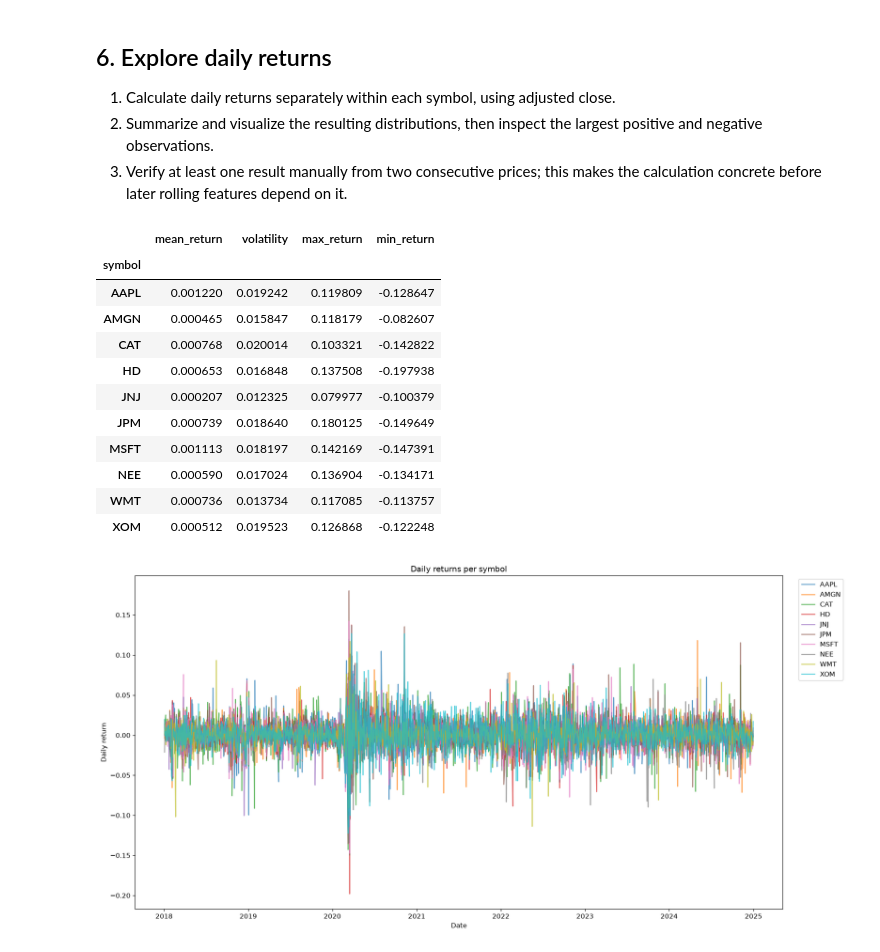
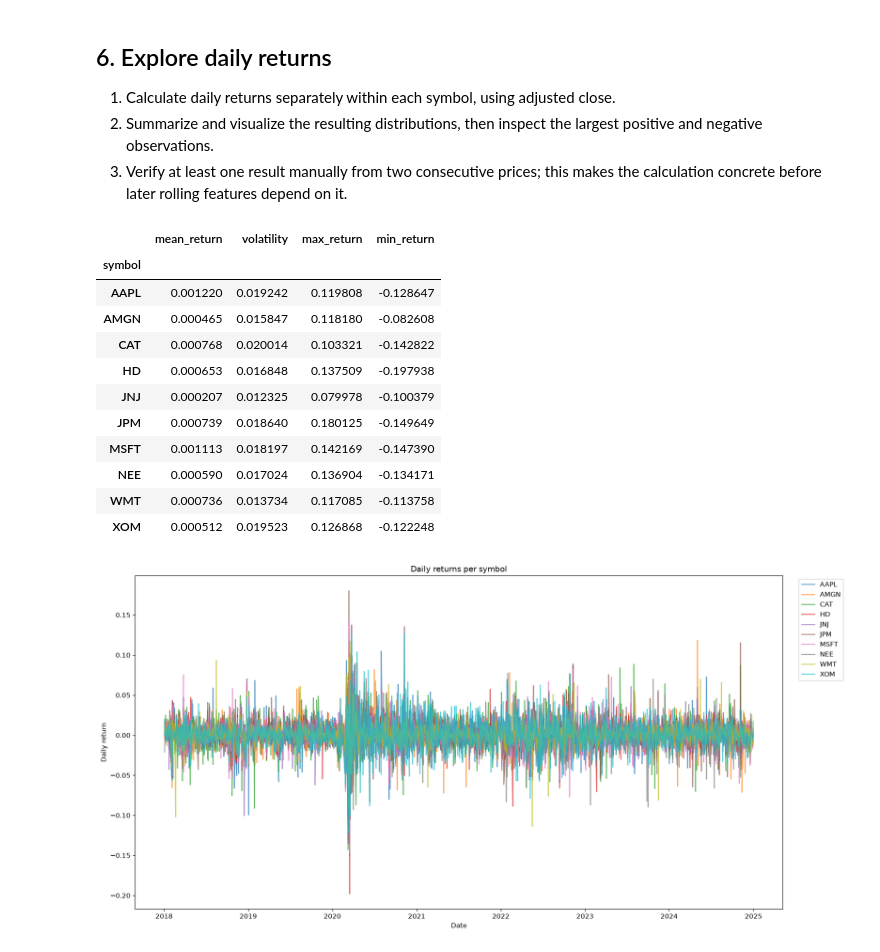
Before and after one commit to ChefBuchta/cross-sectional-alpha, a Jupyter notebook: notebooks/01_EDA.ipynb, the cells around one changed output. Saved outputs shown, nothing was run; the diff lists cells and outputs as text; code cells hidden in the pictures.

```diff
--- a/notebooks/01_EDA.ipynb
+++ b/notebooks/01_EDA.ipynb
@@ -278,36 +287,36 @@ df.head()
 # %%
 df = df.sort_values(["symbol", "date"])
 
 df["daily_return"] = (
   df.groupby("symbol")["adjusted_close"]
-    .pct_change(fill_method=None)
+    .pct_change()
 )
 df["five_day_return"] = (
   df.groupby("symbol")["adjusted_close"]
-    .pct_change(fill_method=None, periods=5)
+    .pct_change(periods=5)
 )
 df["twenty_day_return"] = (
   df.groupby("symbol")["adjusted_close"]
-    .pct_change(fill_method=None, periods=20)
+    .pct_change(periods=20)
 )
 df.groupby("symbol").agg(
     mean_return=("daily_return", "mean"),
   volatility=("daily_return", "std"),
     max_return=("daily_return", "max"),
     min_return=("daily_return", "min")
 )
 # %% [output]
 |  | mean_return | volatility | max_return | min_return |
 | symbol |  |  |  |  |
-| AAPL | 0.001220 | 0.019242 | 0.119809 | -0.128647 |
-| AMGN | 0.000465 | 0.015847 | 0.118179 | -0.082607 |
+| AAPL | 0.001220 | 0.019242 | 0.119808 | -0.128647 |
+| AMGN | 0.000465 | 0.015847 | 0.118180 | -0.082608 |
 | CAT | 0.000768 | 0.020014 | 0.103321 | -0.142822 |
-| HD | 0.000653 | 0.016848 | 0.137508 | -0.197938 |
-| JNJ | 0.000207 | 0.012325 | 0.079977 | -0.100379 |
+| HD | 0.000653 | 0.016848 | 0.137509 | -0.197938 |
+| JNJ | 0.000207 | 0.012325 | 0.079978 | -0.100379 |
 | JPM | 0.000739 | 0.018640 | 0.180125 | -0.149649 |
-| MSFT | 0.001113 | 0.018197 | 0.142169 | -0.147391 |
+| MSFT | 0.001113 | 0.018197 | 0.142169 | -0.147390 |
 | NEE | 0.000590 | 0.017024 | 0.136904 | -0.134171 |
-| WMT | 0.000736 | 0.013734 | 0.117085 | -0.113757 |
+| WMT | 0.000736 | 0.013734 | 0.117085 | -0.113758 |
 | XOM | 0.000512 | 0.019523 | 0.126868 | -0.122248 |
 # %%
 plt.figure(figsize=(16, 8), dpi=120)
```
Also changed, not shown: parts of 5 cells of this notebook, 3 other files.
